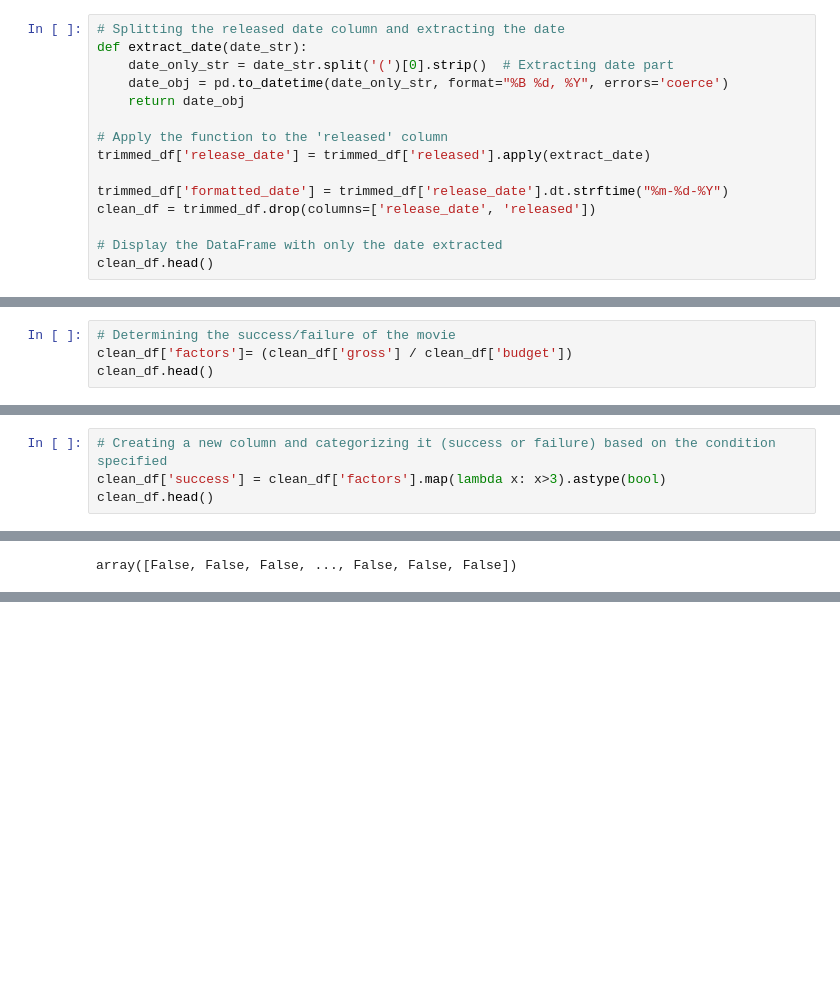
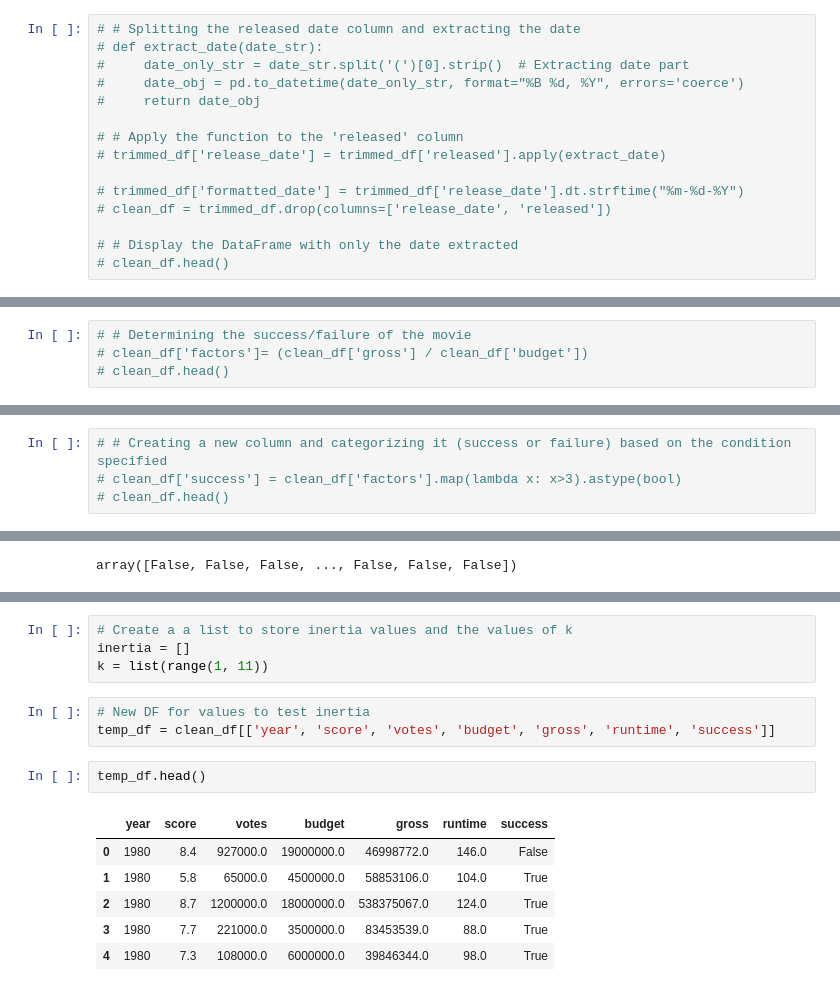
Before and after one commit to DaSamboni/group3_final_project, a Jupyter notebook: knn_algorithm.ipynb, the cells around one changed output, grey strips where cells are left out. Cells and saved outputs as stored; diff of their text form; blank space fills up the shorter version.

```diff
--- a/knn_algorithm.ipynb
+++ b/knn_algorithm.ipynb
@@ -27,15 +28,15 @@ trimmed_df.head()
 # %%
-# Splitting the released date column and extracting the date
-def extract_date(date_str):
-    date_only_str = date_str.split('(')[0].strip()  # Extracting date part
-    date_obj = pd.to_datetime(date_only_str, format="%B %d, %Y", errors='coerce')
-    return date_obj
+# # Splitting the released date column and extracting the date
+# def extract_date(date_str):
+#     date_only_str = date_str.split('(')[0].strip()  # Extracting date part
+#     date_obj = pd.to_datetime(date_only_str, format="%B %d, %Y", errors='coerce')
+#     return date_obj
 
-# Apply the function to the 'released' column
-trimmed_df['release_date'] = trimmed_df['released'].apply(extract_date)
+# # Apply the function to the 'released' column
+# trimmed_df['release_date'] = trimmed_df['released'].apply(extract_date)
 
-trimmed_df['formatted_date'] = trimmed_df['release_date'].dt.strftime("%m-%d-%Y")
-clean_df = trimmed_df.drop(columns=['release_date', 'released'])
+# trimmed_df['formatted_date'] = trimmed_df['release_date'].dt.strftime("%m-%d-%Y")
+# clean_df = trimmed_df.drop(columns=['release_date', 'released'])
 
-# Display the DataFrame with only the date extracted
-clean_df.head()
+# # Display the DataFrame with only the date extracted
+# clean_df.head()
@@ -59,4 +43,4 @@ See the caveats in the documentation: https://pandas.pydata.org/pandas-docs/stab
 # %%
-# Determining the success/failure of the movie
-clean_df['factors']= (clean_df['gross'] / clean_df['budget'])
-clean_df.head()
+# # Determining the success/failure of the movie
+# clean_df['factors']= (clean_df['gross'] / clean_df['budget'])
+# clean_df.head()
@@ -70,4 +47,4 @@ clean_df.head()
 # %%
-# Creating a new column and categorizing it (success or failure) based on the condition specified
-clean_df['success'] = clean_df['factors'].map(lambda x: x>3).astype(bool)
-clean_df.head()
+# # Creating a new column and categorizing it (success or failure) based on the condition specified
+# clean_df['success'] = clean_df['factors'].map(lambda x: x>3).astype(bool)
+# clean_df.head()
@@ -137 +107,17 @@ print(classification_report(y_pred,y_test))
 weighted avg       0.88      0.67      0.75      1346
+# %%
+# Create a a list to store inertia values and the values of k
+inertia = []
+k = list(range(1, 11))
+# %%
+# New DF for values to test inertia
+temp_df = clean_df[['year', 'score', 'votes', 'budget', 'gross', 'runtime', 'success']]
+# %%
+temp_df.head()
+# %% [output]
+|  | year | score | votes | budget | gross | runtime | success |
+| 0 | 1980 | 8.4 | 927000.0 | 19000000.0 | 46998772.0 | 146.0 | False |
+| 1 | 1980 | 5.8 | 65000.0 | 4500000.0 | 58853106.0 | 104.0 | True |
+| 2 | 1980 | 8.7 | 1200000.0 | 18000000.0 | 538375067.0 | 124.0 | True |
+| 3 | 1980 | 7.7 | 221000.0 | 3500000.0 | 83453539.0 | 88.0 | True |
+| 4 | 1980 | 7.3 | 108000.0 | 6000000.0 | 39846344.0 | 98.0 | True |
```
Also changed, not shown: parts of 11 cells of this notebook.
